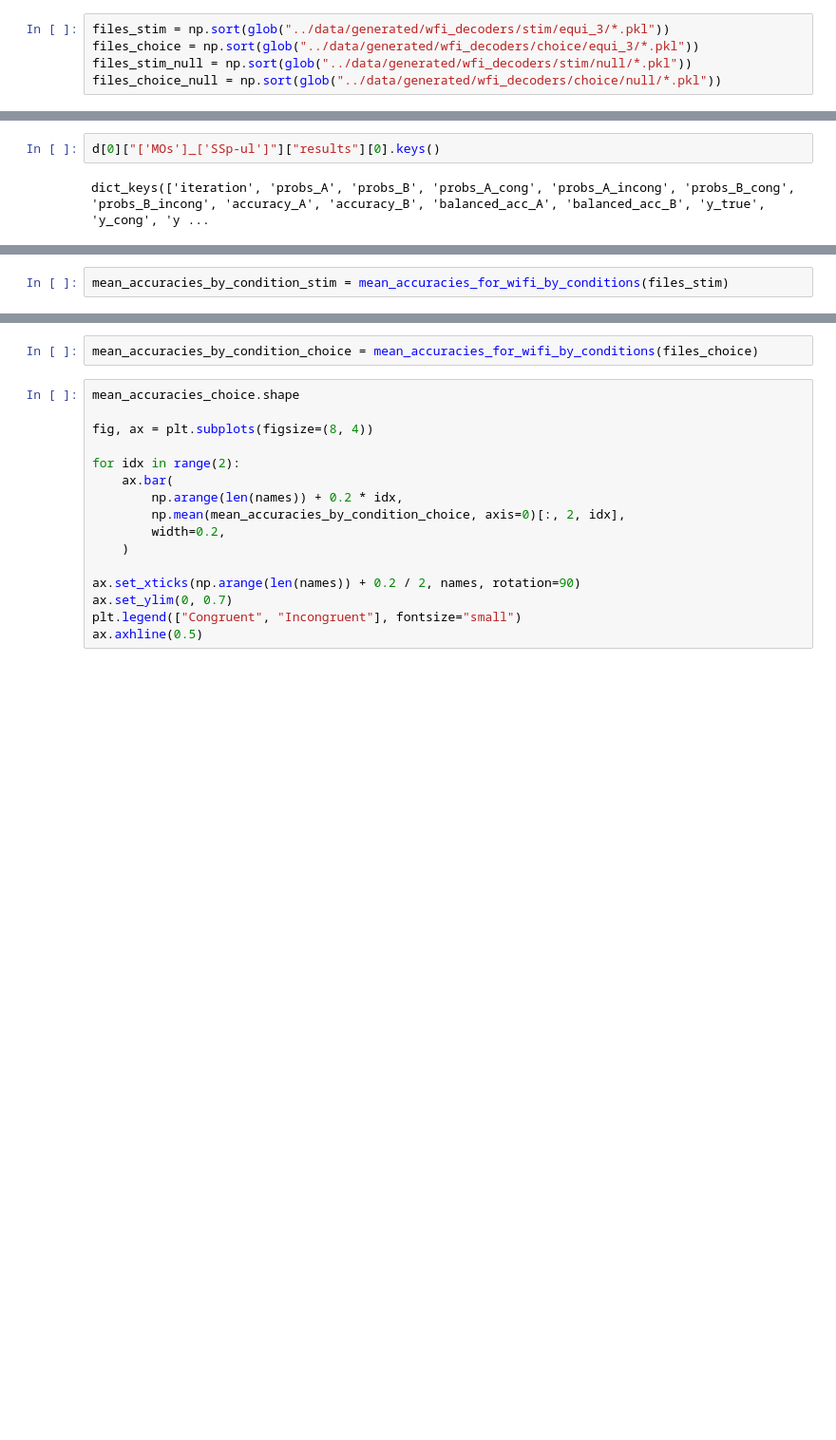
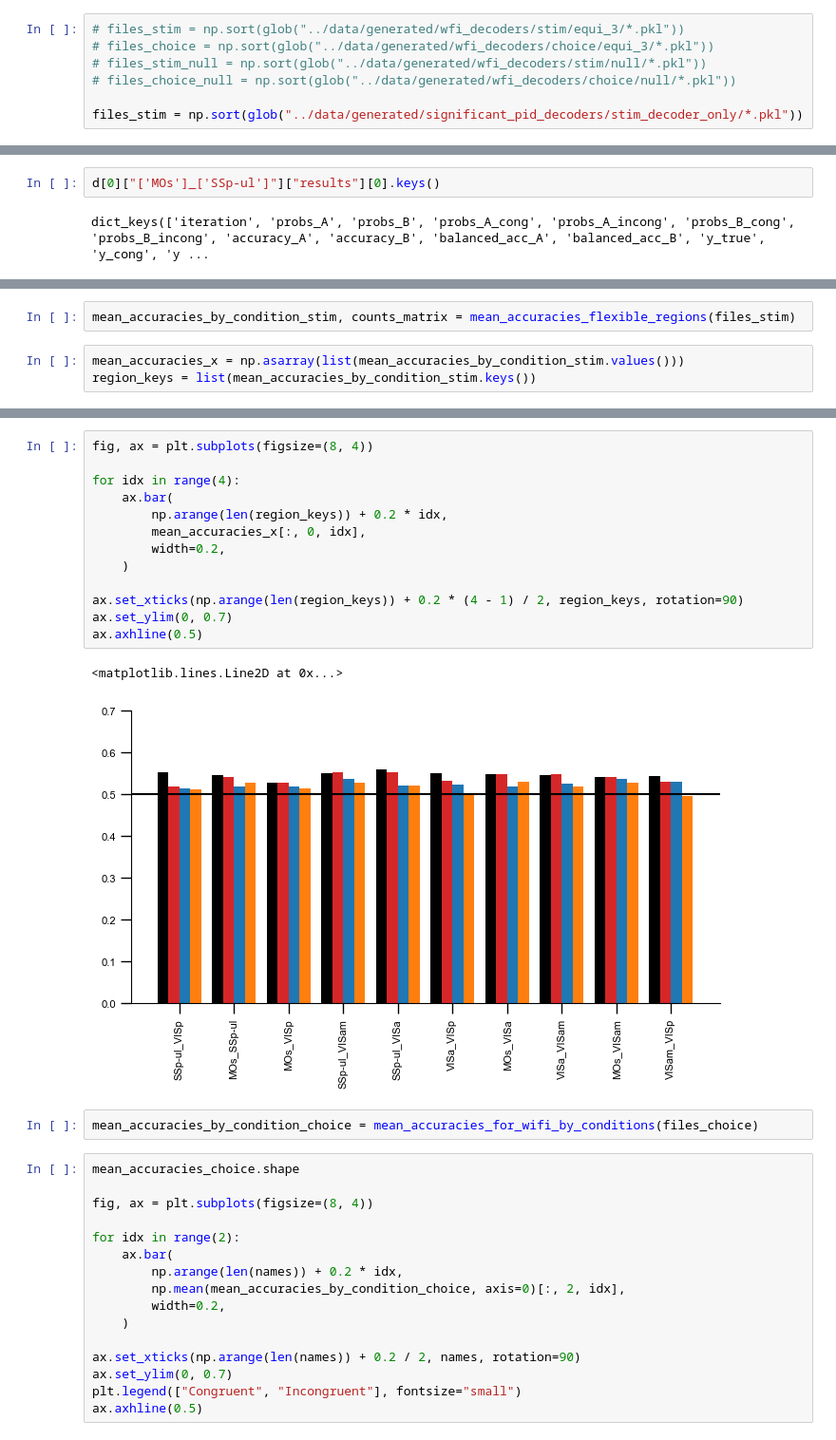
Before and after one commit to debottamKundu/ibl-partial-info-decomp, a Jupyter notebook: notebooks/multiregiondecoders.ipynb, the cells around one changed output, grey strips where cells are left out. Shown at 95% size. Saved outputs shown, nothing was run; the diff lists cells and outputs as text; blank space fills up the shorter version.

```diff
--- a/notebooks/multiregiondecoders.ipynb
+++ b/notebooks/multiregiondecoders.ipynb
@@ -93,10 +90,12 @@ def null_accuracies_for_wifi(files):
                     print(f"{frame}, {k}, {files[file_idx]}")
     return null_means, null_stds
 # %%
-files_stim = np.sort(glob("../data/generated/wfi_decoders/stim/equi_3/*.pkl"))
-files_choice = np.sort(glob("../data/generated/wfi_decoders/choice/equi_3/*.pkl"))
-files_stim_null = np.sort(glob("../data/generated/wfi_decoders/stim/null/*.pkl"))
-files_choice_null = np.sort(glob("../data/generated/wfi_decoders/choice/null/*.pkl"))
+# files_stim = np.sort(glob("../data/generated/wfi_decoders/stim/equi_3/*.pkl"))
+# files_choice = np.sort(glob("../data/generated/wfi_decoders/choice/equi_3/*.pkl"))
+# files_stim_null = np.sort(glob("../data/generated/wfi_decoders/stim/null/*.pkl"))
+# files_choice_null = np.sort(glob("../data/generated/wfi_decoders/choice/null/*.pkl"))
+
+files_stim = np.sort(glob("../data/generated/significant_pid_decoders/stim_decoder_only/*.pkl"))
 # %%
 eid_lists = []
 for idx in range(len(files_choice)):
@@ -504,2 +575,5 @@ def mean_accuracies_for_wifi_by_conditions(files):
 # %%
-mean_accuracies_by_condition_stim = mean_accuracies_for_wifi_by_conditions(files_stim)
+mean_accuracies_by_condition_stim, counts_matrix = mean_accuracies_flexible_regions(files_stim)
+# %%
+mean_accuracies_x = np.asarray(list(mean_accuracies_by_condition_stim.values()))
+region_keys = list(mean_accuracies_by_condition_stim.keys())
@@ -506,3 +593,19 @@ mean_accuracies_by_condition_stim = mean_accuracies_for_wifi_by_conditions(files
+# %%
+fig, ax = plt.subplots(figsize=(8, 4))
+
+for idx in range(4):
+    ax.bar(
+        np.arange(len(region_keys)) + 0.2 * idx,
+        mean_accuracies_x[:, 0, idx],
+        width=0.2,
+    )
+
+ax.set_xticks(np.arange(len(region_keys)) + 0.2 * (4 - 1) / 2, region_keys, rotation=90)
+ax.set_ylim(0, 0.7)
+ax.axhline(0.5)
+# %% [output]
+<matplotlib.lines.Line2D at 0x...>
+[figure, added]
 # %%
 mean_accuracies_by_condition_choice = mean_accuracies_for_wifi_by_conditions(files_choice)
 # %%
```
Also changed, not shown: parts of 4 cells of this notebook, 2 other files.
